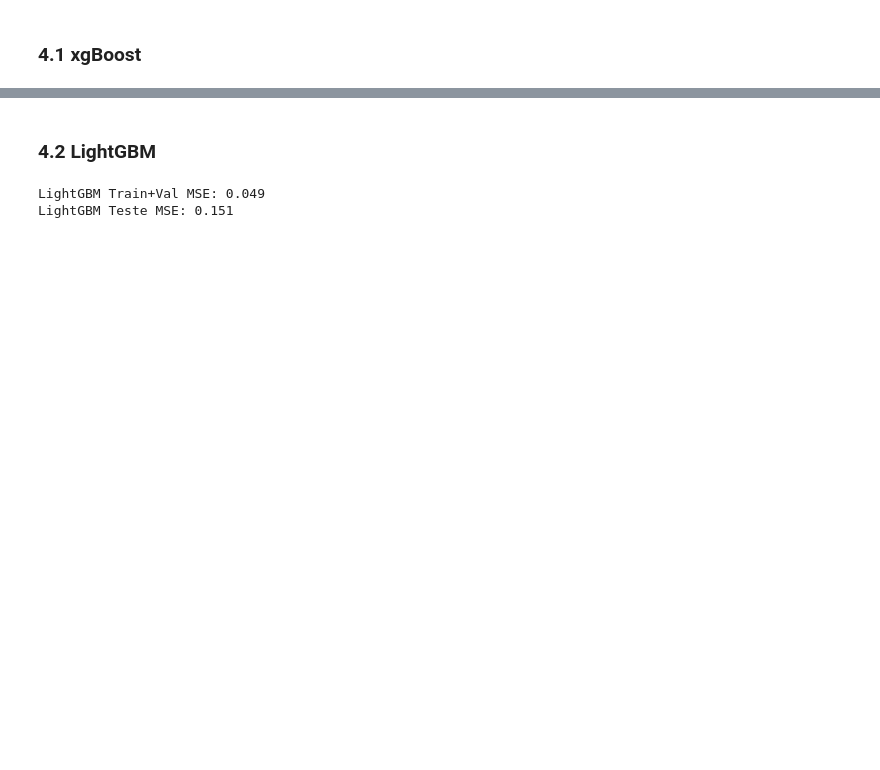
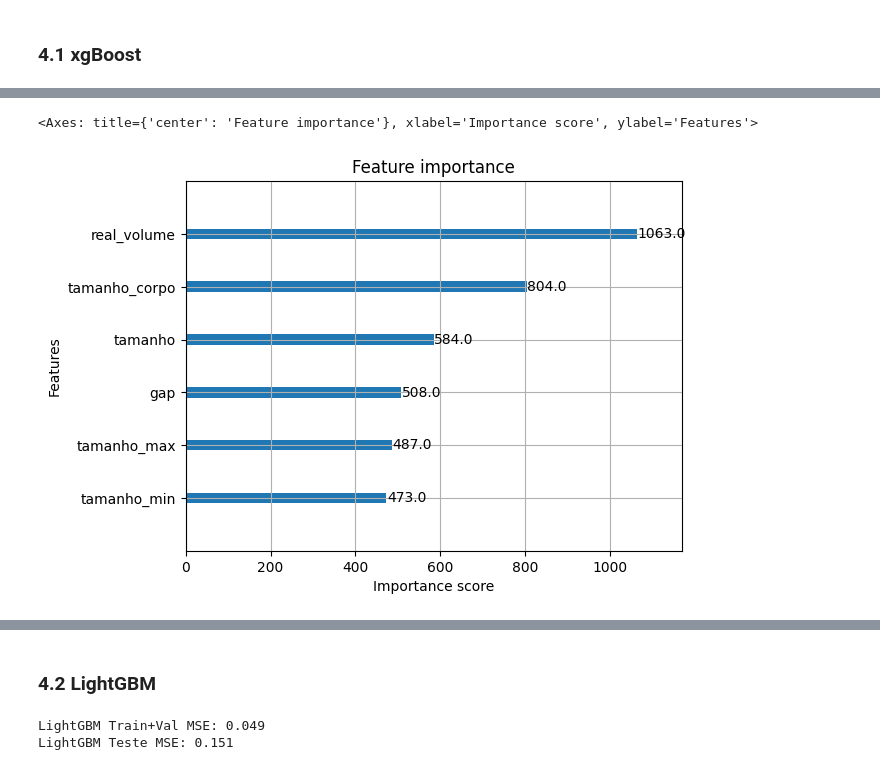
Before and after one commit to c-mmonteiro/t1-algo-feature, a Jupyter notebook: Trabaho1_MI.ipynb, the cells around one changed output, grey strips where cells are left out. Cells and saved outputs as stored; diff of their text form; code cells hidden in the pictures; blank space fills up the shorter version.

```diff
--- a/Trabaho1_MI.ipynb
+++ b/Trabaho1_MI.ipynb
@@ -255,3 +343,6 @@ x 640 y 640
+# %%
+X_train_val, X_test, y_train_val, y_test = train_test_split(dado[dado.columns[:-1]], dado['y'], test_size=0.2, random_state=42)
+X_train, X_val, y_train, y_val = train_test_split(X_train_val, y_train_val, test_size=0.2, random_state=42)
 # %%
 print(X_train.shape, y_train.shape)
 # %% [output]
@@ -276,0 +369,5 @@ MSE Teste: 0.3016
+# %%
+xgboost.plot_importance(model)
+# %% [output]
+<Axes: title={'center': 'Feature importance'}, xlabel='Importance score', ylabel='Features'>
+[figure, added]
```
Also changed, not shown: parts of 21 cells of this notebook.
